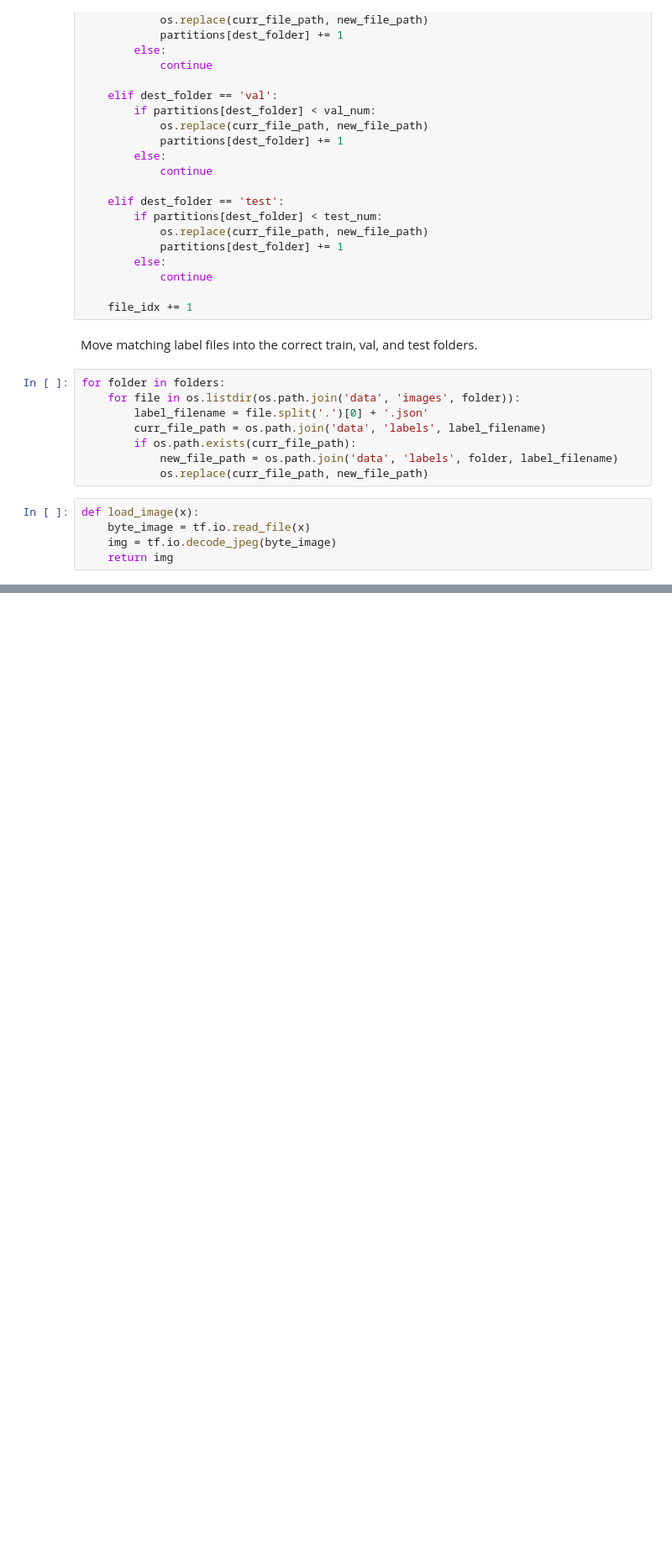
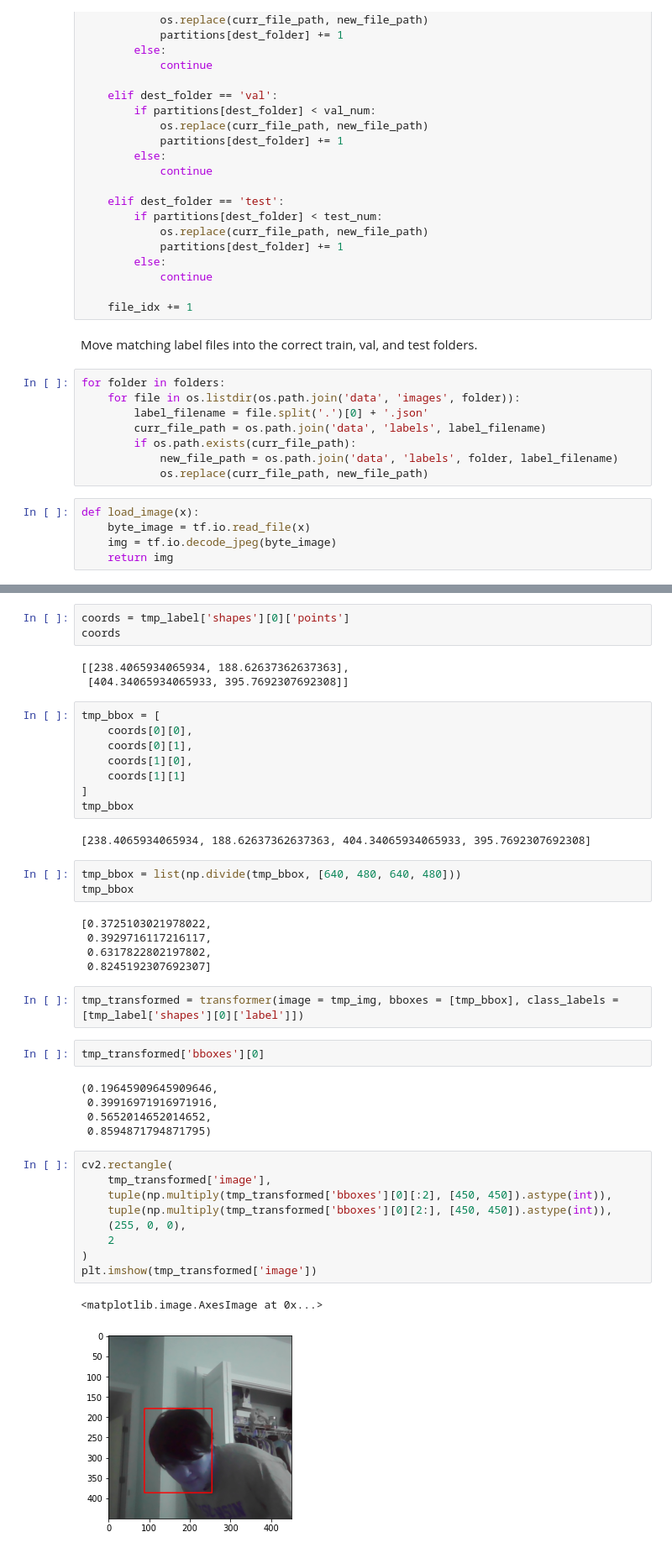
Before and after one commit to seankim658/TF-Face-Detection, a Jupyter notebook: notebook.ipynb, the cells around one changed output, grey strips where cells are left out. Shown: that part at 84% size. Drawn from its saved outputs; the diff is of its cells as text; blank space fills up the shorter version.

```diff
--- a/notebook.ipynb
+++ b/notebook.ipynb
@@ -131,0 +188,45 @@ def load_image(x):
+# %%
+coords = tmp_label['shapes'][0]['points']
+coords
+# %% [output]
+[[238.4065934065934, 188.62637362637363],
+ [404.34065934065933, 395.7692307692308]]
+# %%
+tmp_bbox = [
+    coords[0][0],
+    coords[0][1],
+    coords[1][0],
+    coords[1][1]
+]
+tmp_bbox
+# %% [output]
+[238.4065934065934, 188.62637362637363, 404.34065934065933, 395.7692307692308]
+# %%
+tmp_bbox = list(np.divide(tmp_bbox, [640, 480, 640, 480]))
+tmp_bbox
+# %% [output]
+[0.3725103021978022,
+ 0.3929716117216117,
+ 0.6317822802197802,
+ 0.8245192307692307]
+# %%
+tmp_transformed = transformer(image = tmp_img, bboxes = [tmp_bbox], class_labels = [tmp_label['shapes'][0]['label']])
+# %%
+tmp_transformed['bboxes'][0]
+# %% [output]
+(0.19645909645909646,
+ 0.39916971916971916,
+ 0.5652014652014652,
+ 0.8594871794871795)
+# %%
+cv2.rectangle(
+    tmp_transformed['image'],
+    tuple(np.multiply(tmp_transformed['bboxes'][0][:2], [450, 450]).astype(int)),
+    tuple(np.multiply(tmp_transformed['bboxes'][0][2:], [450, 450]).astype(int)),
+    (255, 0, 0),
+    2
+)
+plt.imshow(tmp_transformed['image'])
+# %% [output]
+<matplotlib.image.AxesImage at 0x...>
+[figure, added]
```
Also changed, not shown: parts of 8 cells of this notebook.
